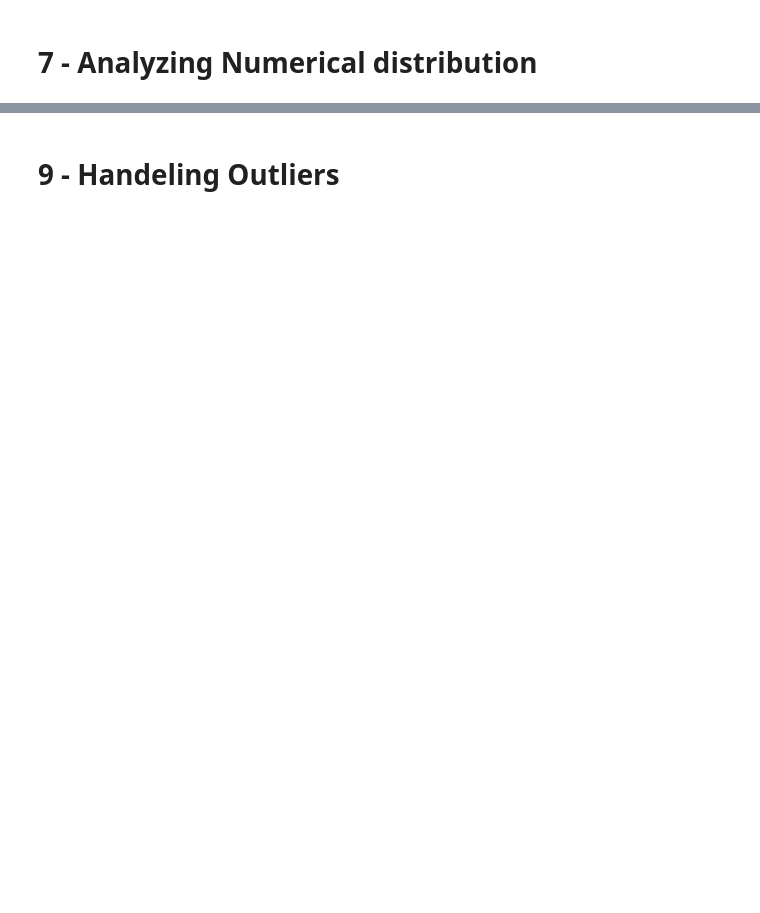
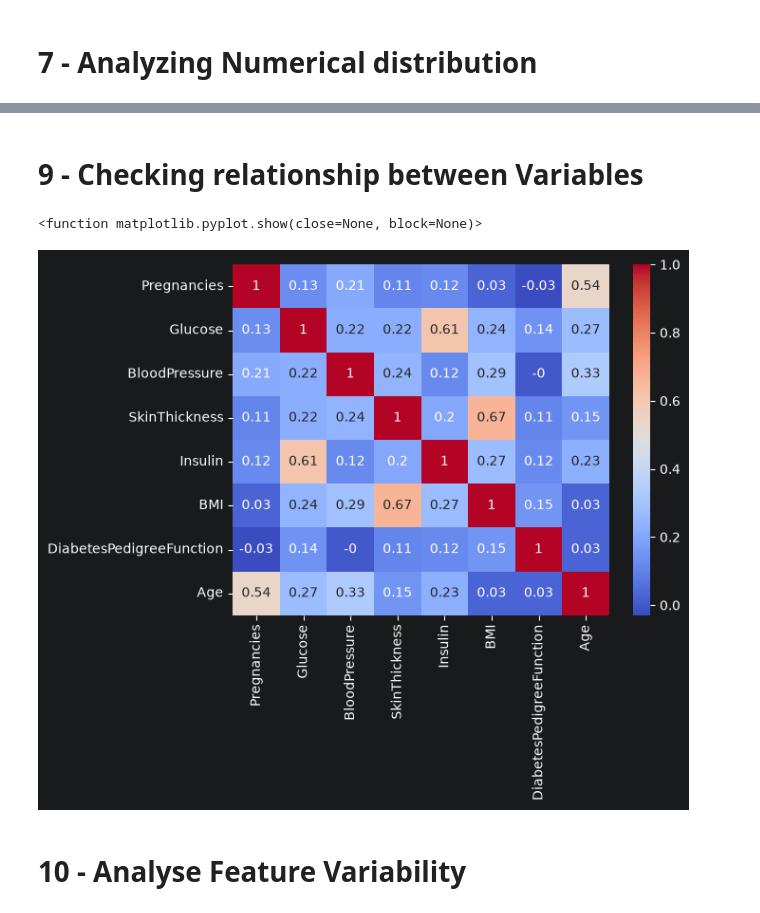
Before and after one commit to WalidElmiloudi/Intelligent-Diabetes-Risk-Prediction-System, a Jupyter notebook: notebooks/01_eda.ipynb, the cells around one changed output, grey strips where cells are left out. Cells and saved outputs as stored; diff of their text form; code cells hidden in the pictures; blank space fills up the shorter version.

```diff
--- a/notebooks/01_eda.ipynb
+++ b/notebooks/01_eda.ipynb
@@ -68,3 +135,17 @@ for col in df.columns:
     print(f" {col} : {outliers.shape[0]}")
     print(outliers.sort_values(by=col,ascending=False))
     print("\n")
+
+# winsorizing the outliers exactly : SkinThickness , Insulin , BMI
+
+selected_columns = ["SkinThickness","Insulin","BMI"]
+
+for col in selected_columns :
+    Q1 = df[col].quantile(0.25)
+    Q3 = df[col].quantile(0.75)
+
+    IQR = Q3 - Q1
+
+    upper_bound = Q3 + 1.5 * IQR
+
+    df[col] = np.where(df[col] > upper_bound,upper_bound,df[col])
@@ -71,2 +170,14 @@ for col in df.columns:
-# %% [markdown]
-# 9 - Handeling Outliers
+# %% [markdown]
+# 9 - Checking relationship between Variables
+# %%
+sns.heatmap(
+    df.corr().round(2),
+    annot=True,
+    cmap="coolwarm"
+)
+plt.show
+# %% [output]
+<function matplotlib.pyplot.show(close=None, block=None)>
+[figure, added]
+# %% [markdown]
+# 10 - Analyse Feature Variability
```
Also changed, not shown: parts of 12 cells of this notebook.
